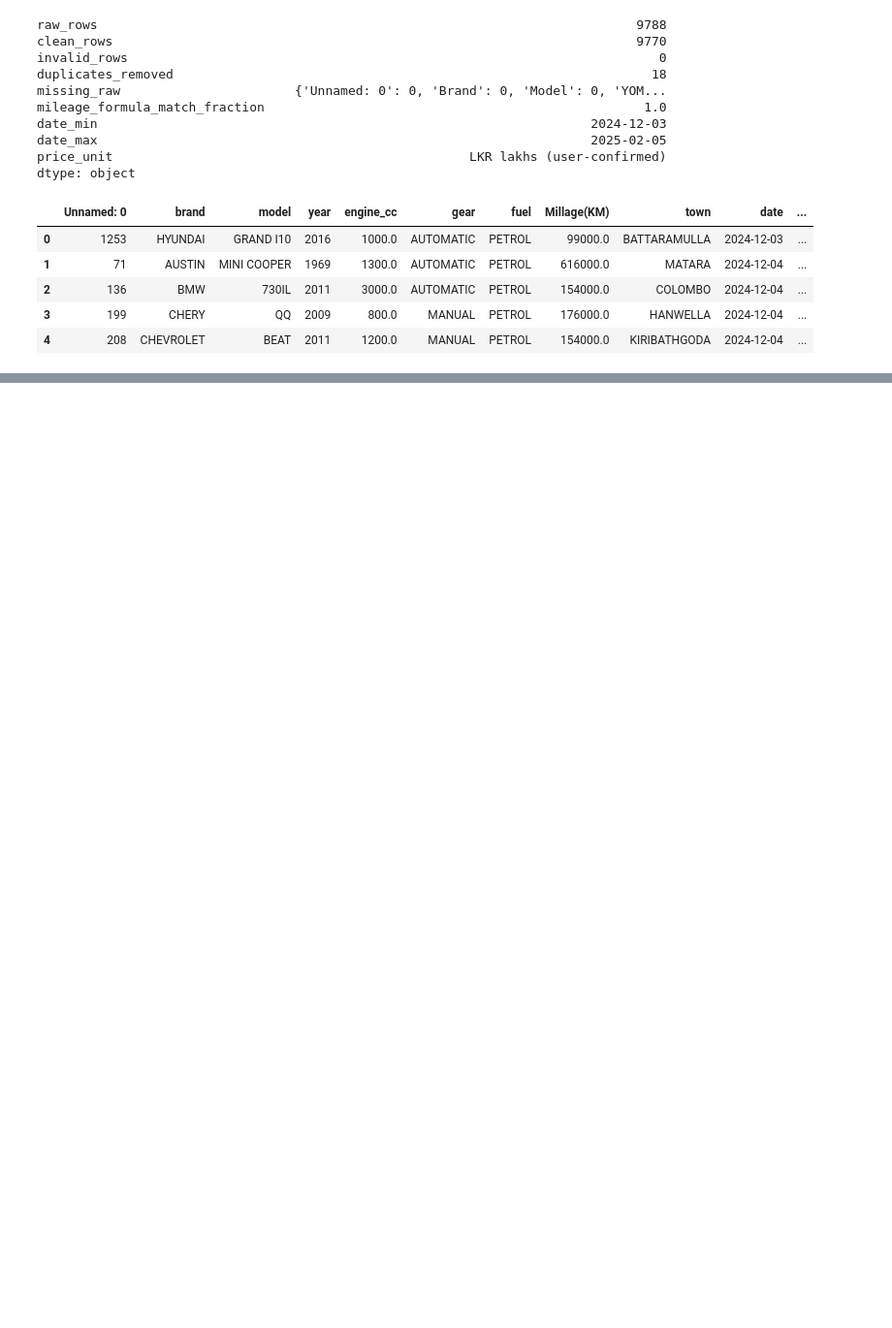
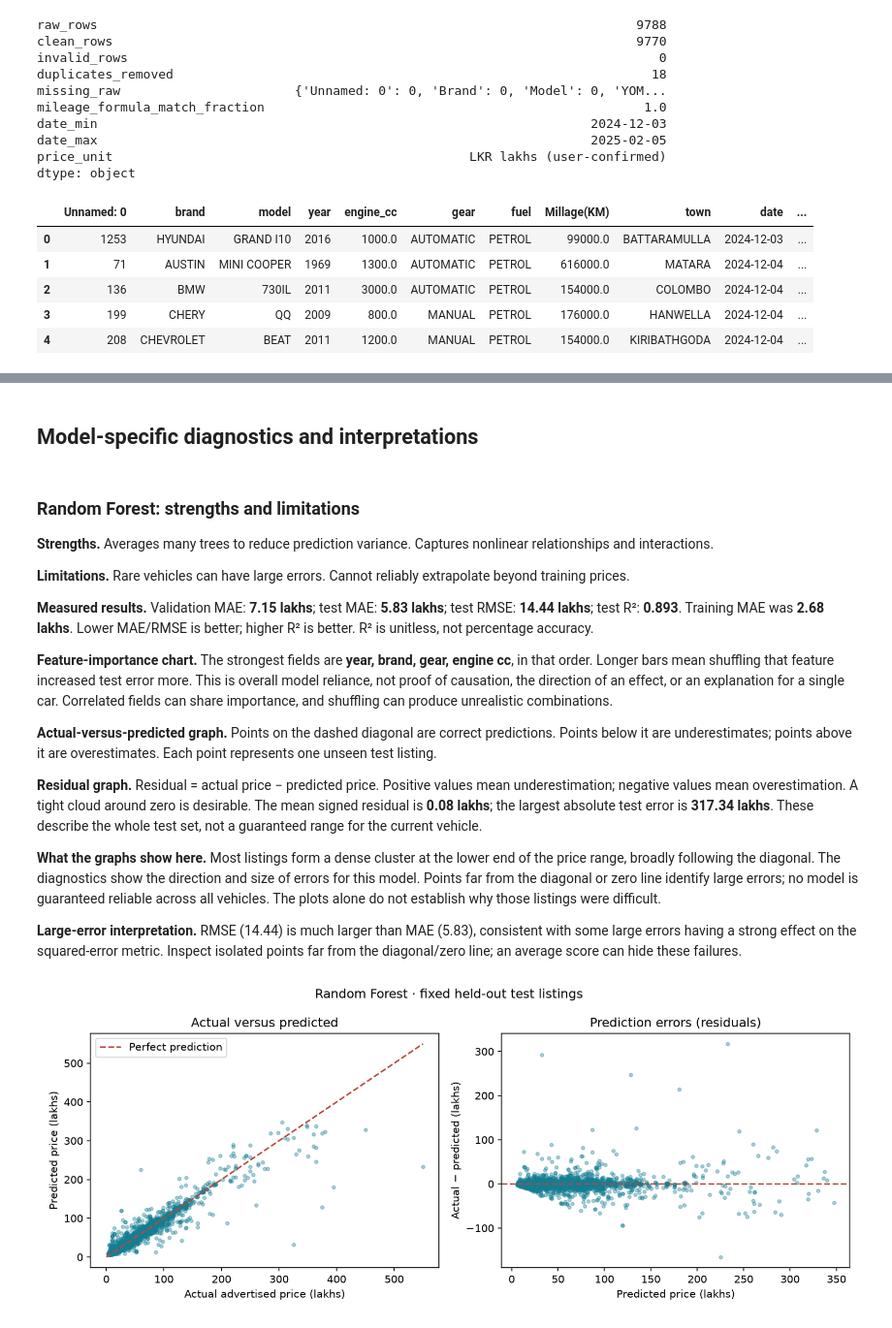
Before and after one commit to suwickramanayaka/sri-lanka-vehicle-price-prediction, a Jupyter notebook: notebooks/vehicle_price_analysis.ipynb, the cells around one changed output, grey strips where cells are left out. Shown at 97% size. Cells and saved outputs as stored; diff of their text form; code cells hidden in the pictures; blank space fills up the shorter version.

```diff
--- a/notebooks/vehicle_price_analysis.ipynb
+++ b/notebooks/vehicle_price_analysis.ipynb
@@ -121,0 +248,27 @@ The demo record and all its feature-signature matches were excluded from develop
+# %% [markdown]
+## Model-specific diagnostics and interpretations
+# %%
+metadata=json.loads((ROOT/'models/metadata.json').read_text())
+for name in metadata['models']:
+    slug=name.lower().replace(' ','_')
+    display(Markdown((ROOT/f'reports/interpretation_{slug}.md').read_text()))
+    display(Image(filename=str(ROOT/f'reports/figures/diagnostics_{slug}.png')))
+# %% [output]
+### Random Forest: strengths and limitations
+
+**Strengths.** Averages many trees to reduce prediction variance. Captures nonlinear relationships and interactions.
+
+**Limitations.** Rare vehicles can have large errors. Cannot reliably extrapolate beyond training prices.
+
+**Measured results.** Validation MAE: **7.15 lakhs**; test MAE: **5.83 lakhs**; test RMSE: **14.44 lakhs**; test R²: **0.893**. Training MAE was **2.68 lakhs**. Lower MAE/RMSE is better; higher R² is better. R² is unitless, not percentage accuracy.
+
+**Feature-importance chart.** The strongest fields are **year, brand, gear, engine cc**, in that order. Longer bars mean shuffling that feature increased test error more. This is overall model reliance, not proof of causation, the direction of an effect, or an explanation for a single car. Correlated fields can share importance, and shuffling can produce unrealistic combinations.
+
+**Actual-versus-predicted graph.** Points on the dashed diagonal are correct predictions. Points below it are underestimates; points above it are overestimates. Each point represents one unseen test listing.
+
+**Residual graph.** Residual = actual price − predicted price. Positive values mean underestimation; negative values mean overestimation. A tight cloud around zero is desirable. The mean signed residual is **0.08 lakhs**; the largest absolute test error is **317.34 lakhs**. These describe the whole test set, not a guaranteed range for the current vehicle.
+
+**What the graphs show here.** Most listings form a dense cluster at the lower end of the price range, broadly following the diagonal. The diagnostics show the direction and size of errors for this model. Points far from the diagonal or zero line identify large errors; no model is guaranteed reliable across all vehicles. The plots alone do not establish why those listings were difficult.
+
+**Large-error interpretation.** RMSE (14.44) is much larger than MAE (5.83), consistent with some large errors having a strong effect on the squared-error metric. Inspect isolated points far from the diagonal/zero line; an average score can hide these failures.
+[figure, added]
```
Also changed, not shown: parts of 20 cells of this notebook, 51 other files.
